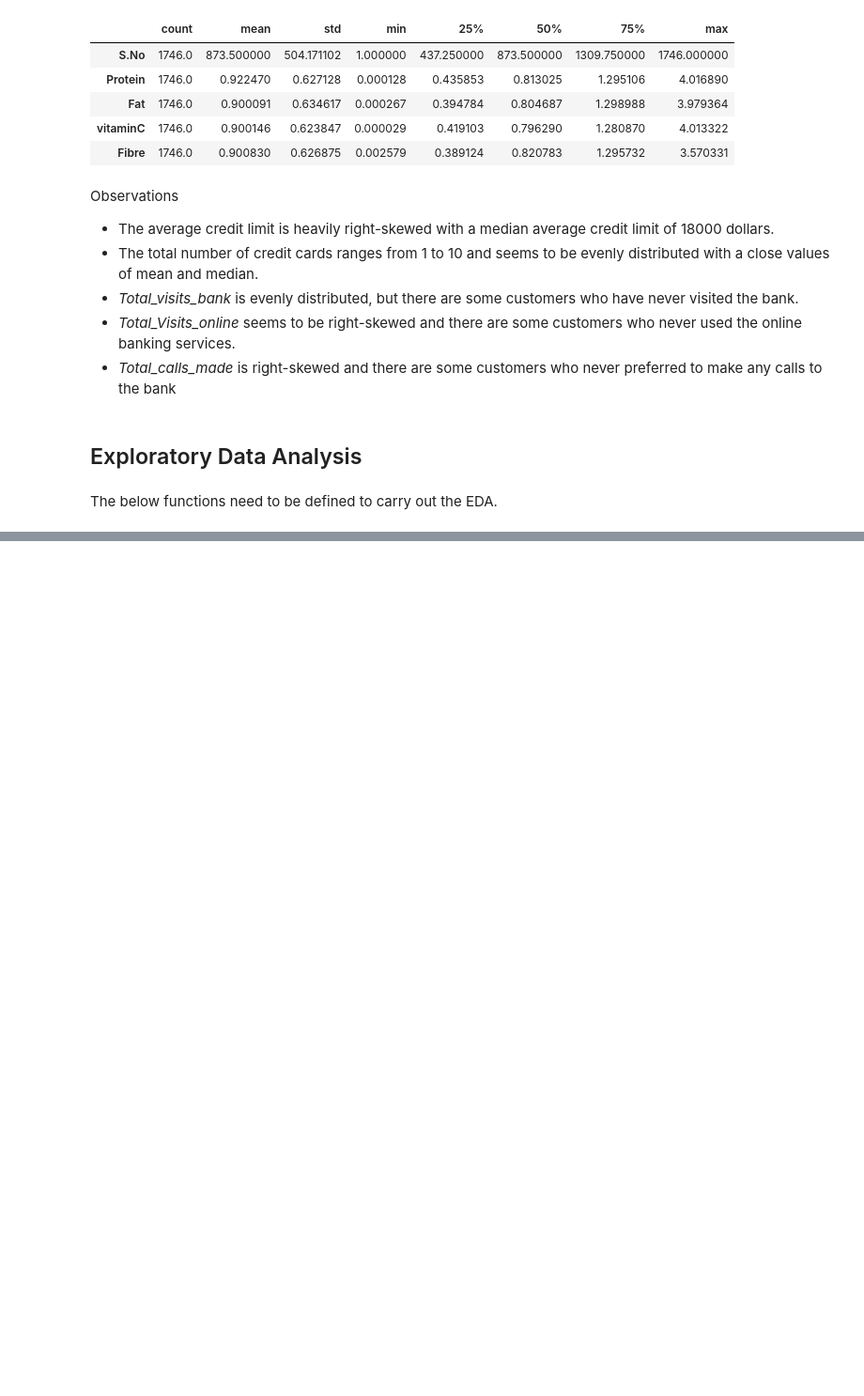
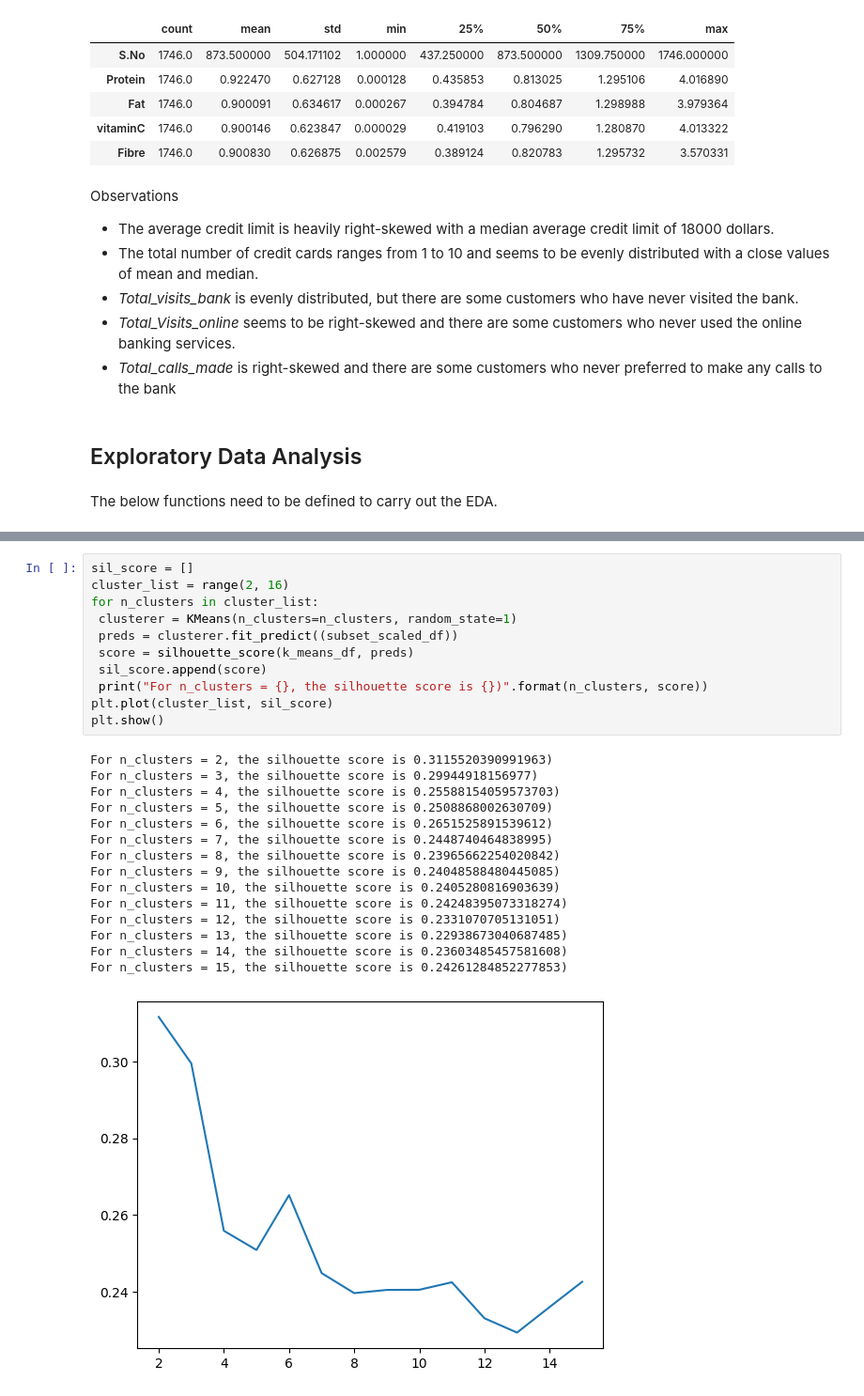
Before and after one commit to bootstrap0/machine-learning, a Jupyter notebook: Week3.ipynb, the cells around one changed output, grey strips where cells are left out. Shown at 94% size. Saved outputs shown, nothing was run; the diff lists cells and outputs as text; blank space fills up the shorter version.

```diff
--- a/Week3.ipynb
+++ b/Week3.ipynb
@@ -590,0 +195,27 @@ ___
+# %%
+sil_score = []
+cluster_list = range(2, 16)
+for n_clusters in cluster_list:
+ clusterer = KMeans(n_clusters=n_clusters, random_state=1)
+ preds = clusterer.fit_predict((subset_scaled_df))
+ score = silhouette_score(k_means_df, preds)
+ sil_score.append(score)
+ print("For n_clusters = {}, the silhouette score is {})".format(n_clusters, score))
+plt.plot(cluster_list, sil_score)
+plt.show()
+# %% [output]
+For n_clusters = 2, the silhouette score is 0.3115520390991963)
+For n_clusters = 3, the silhouette score is 0.29944918156977)
+For n_clusters = 4, the silhouette score is 0.25588154059573703)
+For n_clusters = 5, the silhouette score is 0.2508868002630709)
+For n_clusters = 6, the silhouette score is 0.2651525891539612)
+For n_clusters = 7, the silhouette score is 0.2448740464838995)
+For n_clusters = 8, the silhouette score is 0.23965662254020842)
+For n_clusters = 9, the silhouette score is 0.24048588480445085)
+For n_clusters = 10, the silhouette score is 0.2405280816903639)
+For n_clusters = 11, the silhouette score is 0.24248395073318274)
+For n_clusters = 12, the silhouette score is 0.2331070705131051)
+For n_clusters = 13, the silhouette score is 0.22938673040687485)
+For n_clusters = 14, the silhouette score is 0.23603485457581608)
+For n_clusters = 15, the silhouette score is 0.24261284852277853)
+[figure, added]
```
Also changed, not shown: parts of 81 cells of this notebook.
